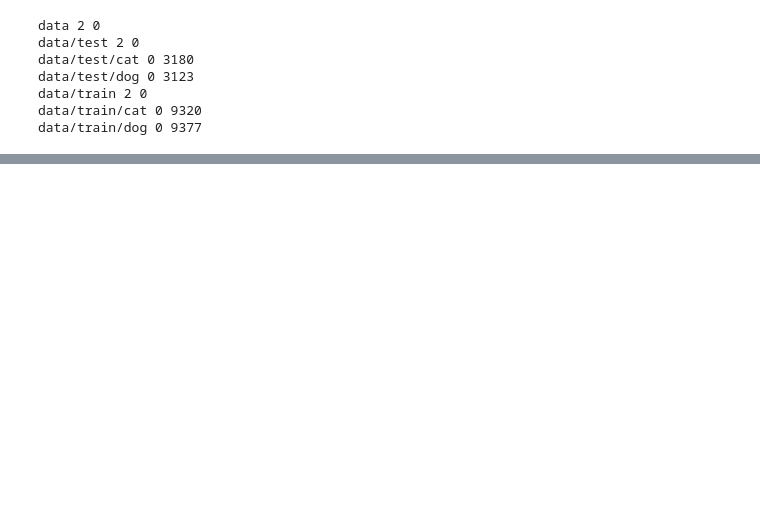
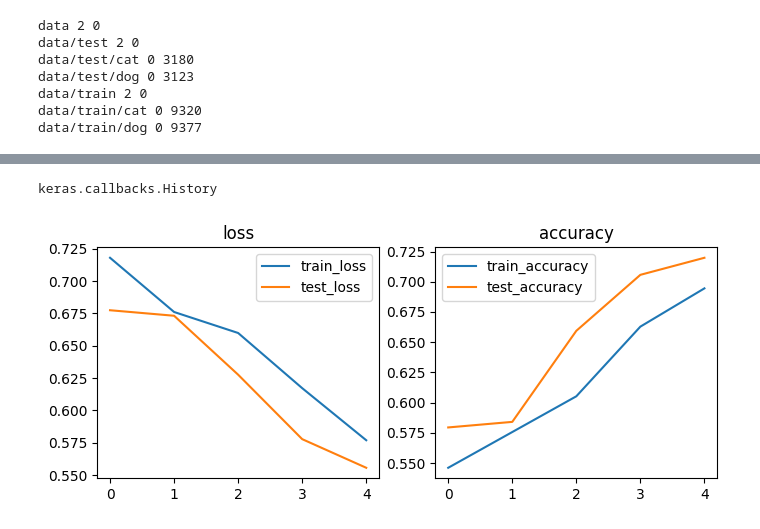
Before and after one commit to ThanisonBoss/Dogs-Cats-Image-Classification, a Jupyter notebook: main.ipynb, the cells around one changed output, grey strips where cells are left out. Cells and saved outputs as stored; diff of their text form; code cells hidden in the pictures; blank space fills up the shorter version.

```diff
--- a/main.ipynb
+++ b/main.ipynb
@@ -54,0 +66,41 @@ viewRandomImage(targetDir="data/train/", targetClass=class_name, num=5)
+# %%
+# Augmentation
+augmentData = Sequential([
+    preprocessing.RandomFlip("horizontal"),
+    preprocessing.RandomRotation(0.2)], name="augmentation")
+# %%
+# Create model
+input = Input(shape=(224,224,3))
+x = augmentData(input)
+x = preprocessing.Rescaling(1./255)(x)
+x = Conv2D(32, 3, padding="same", activation="relu")(x)
+x = MaxPooling2D(2)(x)
+x = Dropout(0.2)(x)
+x = Conv2D(64, 3, padding="same", activation="relu")(x)
+x = MaxPooling2D(2)(x)
+x = Dropout(0.2)(x)
+x = Conv2D(128, 3, padding="same", activation="relu")(x)
+x = MaxPooling2D(2)(x)
+x = Dropout(0.2)(x)
+x = Flatten()(x)
+x = Dense(128, activation="relu")(x)
+x = Dropout(0.5)(x)
+output = Dense(1, activation="sigmoid")(x)
+model = Model(input, output)
+
+# Compile the model
+model.compile(loss="binary_crossentropy",
+              optimizer=Adam(),
+              metrics=["accuracy"])
+
+# Setup Callback
+es = EarlyStopping(monitor='val_loss', mode='min', patience=3, verbose=1)
+mc = ModelCheckpoint('model/modelCustom.h5', monitor='val_accuracy', mode='max', verbose=1, save_best_only=True)
+
+# Fit the model
+history = model.fit(trainData,
+                    epochs=5,
+                    steps_per_epoch=len(trainData),
+                    validation_data=testData,
+                    validation_steps=len(testData),
+                    callbacks=[es,mc])
@@ -54,0 +126,5 @@ viewRandomImage(targetDir="data/train/", targetClass=class_name, num=5)
+# %%
+lossPlot(history)
+# %% [output]
+keras.callbacks.History
+[figure, added]
```
Also changed, not shown: parts of 19 cells of this notebook, 2 other files.
